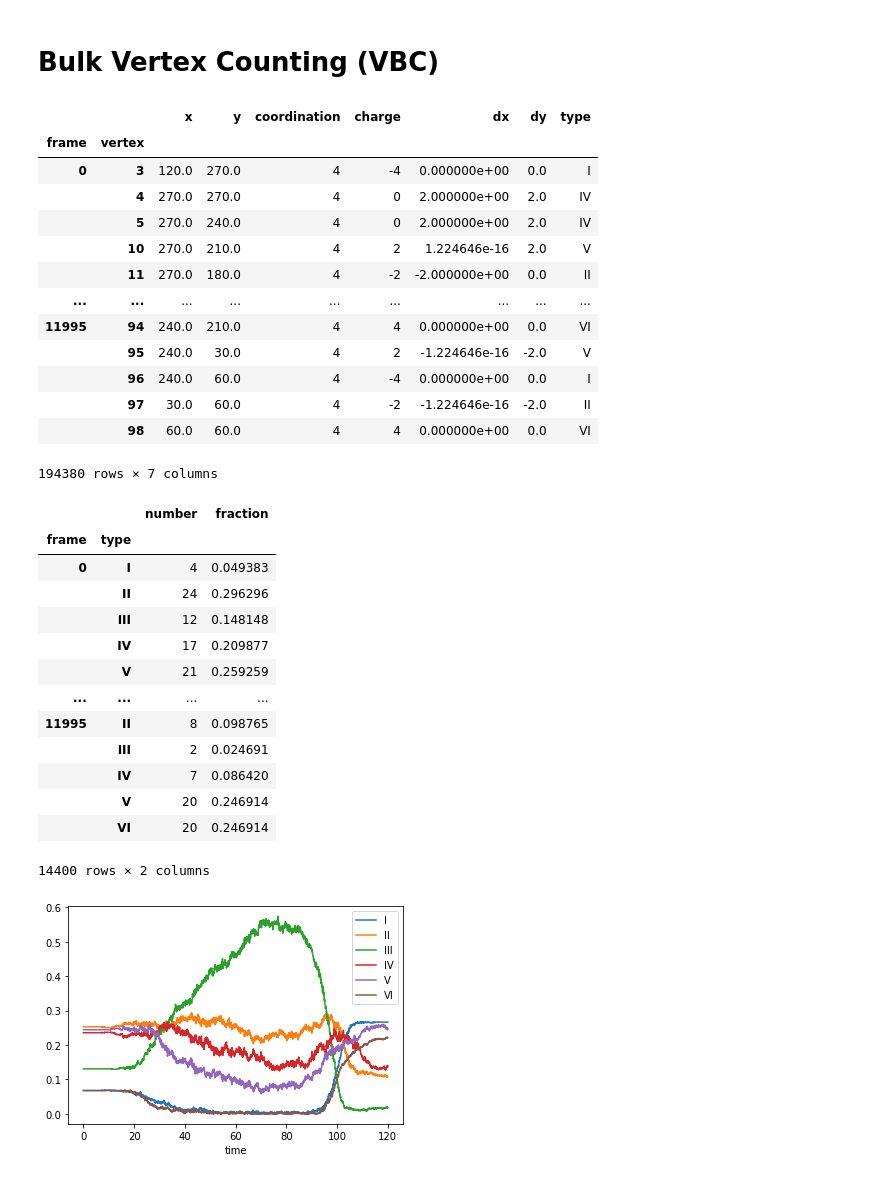
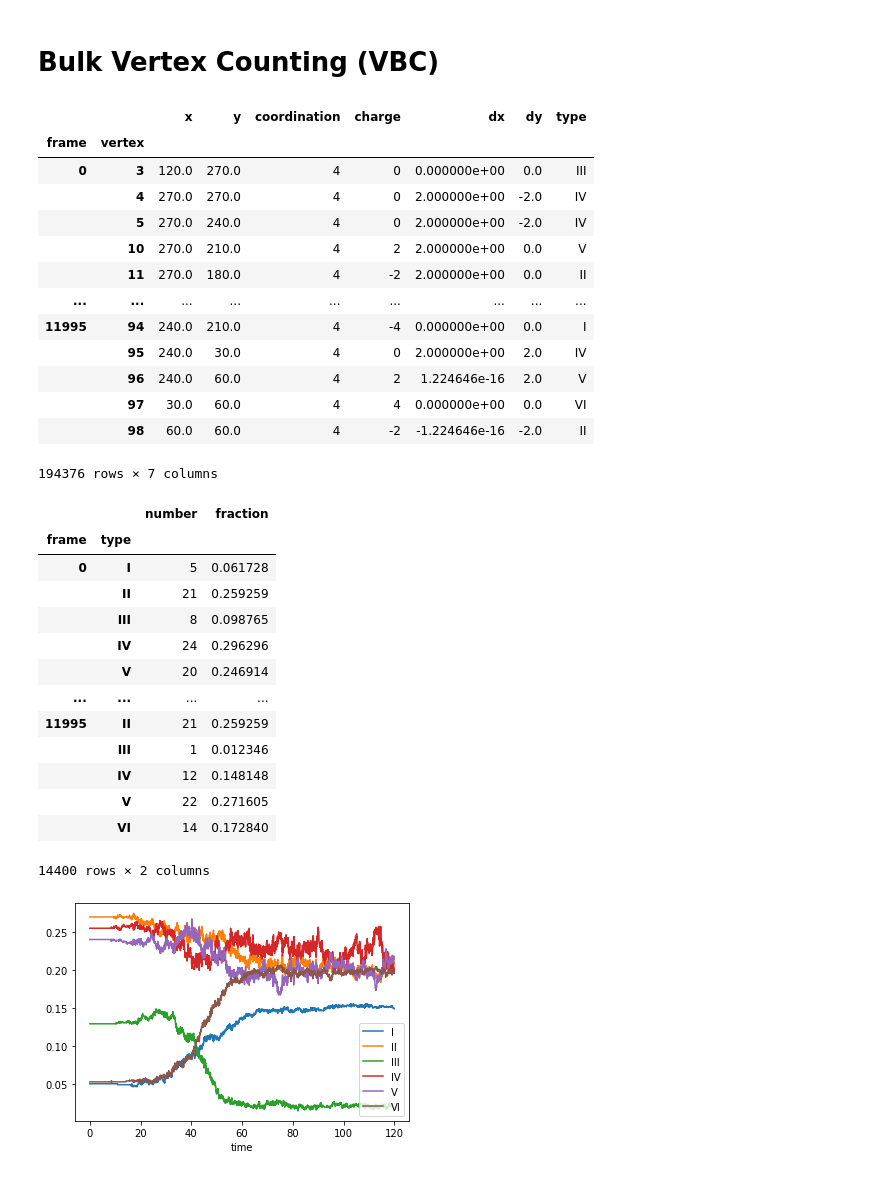
Before and after one commit to leogabac/rotBField, a Jupyter notebook: scripts/bvc.ipynb, the cells around one changed output. Cells and saved outputs as stored; diff of their text form; code cells hidden in the pictures.

```diff
--- a/scripts/bvc.ipynb
+++ b/scripts/bvc.ipynb
@@ -88,41 +88,41 @@ def getVerticesCount(verticesDict):
     return countsDict
 # %%
 # Import and classify the vertices
-verticesFolderPath = "../data/rrot5mT60s60s/vertices/"
+verticesFolderPath = "../data/rot60deg_ramp5mT60s_evo60s/vertices/"
 vertices = getVerticesDict(verticesFolderPath)
 vertices["10"]
 # %% [output]
 |  |  | x | y | coordination | charge | dx | dy | type |
 | frame | vertex |  |  |  |  |  |  |  |
-| 0 | 3 | 120.0 | 270.0 | 4 | -4 | 0.000000e+00 | 0.0 | I |
-|  | 4 | 270.0 | 270.0 | 4 | 0 | 2.000000e+00 | 2.0 | IV |
-|  | 5 | 270.0 | 240.0 | 4 | 0 | 2.000000e+00 | 2.0 | IV |
-|  | 10 | 270.0 | 210.0 | 4 | 2 | 1.224646e-16 | 2.0 | V |
-|  | 11 | 270.0 | 180.0 | 4 | -2 | -2.000000e+00 | 0.0 | II |
+| 0 | 3 | 120.0 | 270.0 | 4 | 0 | 0.000000e+00 | 0.0 | III |
+|  | 4 | 270.0 | 270.0 | 4 | 0 | 2.000000e+00 | -2.0 | IV |
+|  | 5 | 270.0 | 240.0 | 4 | 0 | 2.000000e+00 | -2.0 | IV |
+|  | 10 | 270.0 | 210.0 | 4 | 2 | 2.000000e+00 | 0.0 | V |
+|  | 11 | 270.0 | 180.0 | 4 | -2 | 2.000000e+00 | 0.0 | II |
 | ... | ... | ... | ... | ... | ... | ... | ... | ... |
-| 11995 | 94 | 240.0 | 210.0 | 4 | 4 | 0.000000e+00 | 0.0 | VI |
-|  | 95 | 240.0 | 30.0 | 4 | 2 | -1.224646e-16 | -2.0 | V |
-|  | 96 | 240.0 | 60.0 | 4 | -4 | 0.000000e+00 | 0.0 | I |
-|  | 97 | 30.0 | 60.0 | 4 | -2 | -1.224646e-16 | -2.0 | II |
-|  | 98 | 60.0 | 60.0 | 4 | 4 | 0.000000e+00 | 0.0 | VI |
+| 11995 | 94 | 240.0 | 210.0 | 4 | -4 | 0.000000e+00 | 0.0 | I |
+|  | 95 | 240.0 | 30.0 | 4 | 0 | 2.000000e+00 | 2.0 | IV |
+|  | 96 | 240.0 | 60.0 | 4 | 2 | 1.224646e-16 | 2.0 | V |
+|  | 97 | 30.0 | 60.0 | 4 | 4 | 0.000000e+00 | 0.0 | VI |
+|  | 98 | 60.0 | 60.0 | 4 | -2 | -1.224646e-16 | -2.0 | II |
-194380 rows × 7 columns
+194376 rows × 7 columns
 # %%
 counts = getVerticesCount(vertices)
 counts["10"]
 # %% [output]
 |  |  | number | fraction |
 | frame | type |  |  |
-| 0 | I | 4 | 0.049383 |
-|  | II | 24 | 0.296296 |
-|  | III | 12 | 0.148148 |
-|  | IV | 17 | 0.209877 |
-|  | V | 21 | 0.259259 |
+| 0 | I | 5 | 0.061728 |
+|  | II | 21 | 0.259259 |
+|  | III | 8 | 0.098765 |
+|  | IV | 24 | 0.296296 |
+|  | V | 20 | 0.246914 |
 | ... | ... | ... | ... |
-| 11995 | II | 8 | 0.098765 |
-|  | III | 2 | 0.024691 |
-|  | IV | 7 | 0.086420 |
-|  | V | 20 | 0.246914 |
-|  | VI | 20 | 0.246914 |
+| 11995 | II | 21 | 0.259259 |
+|  | III | 1 | 0.012346 |
+|  | IV | 12 | 0.148148 |
+|  | V | 22 | 0.271605 |
+|  | VI | 14 | 0.172840 |
 14400 rows × 2 columns
 # %%
 def getVerticesAverage(counts):
@@ -157,7 +157,7 @@ for col in types:
         ax=ax
         )
 # %% [output]
-[figure, old version]
+[figure, new version]
 # %%
 # Separate the two dataframes into
 # Be careful with timing
```
Also changed, not shown: parts of 3 cells of this notebook, 2 other files.
